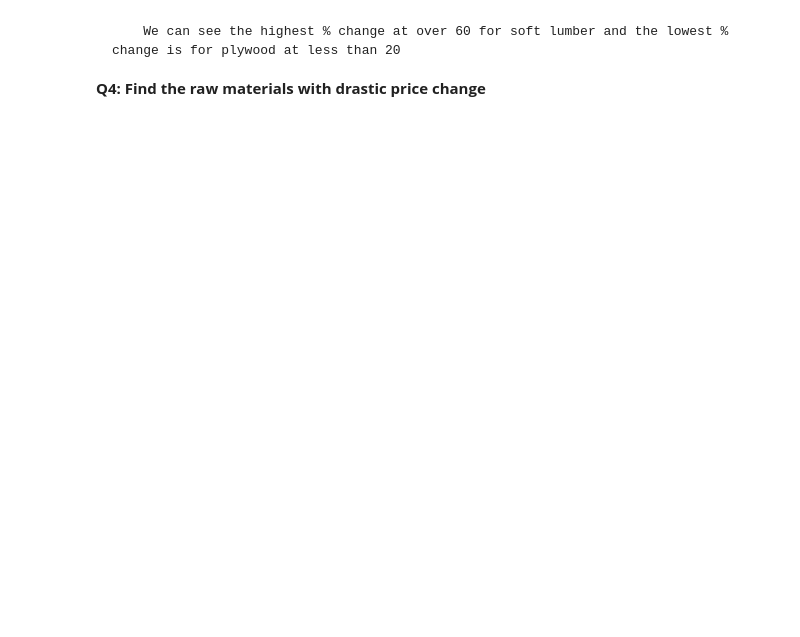
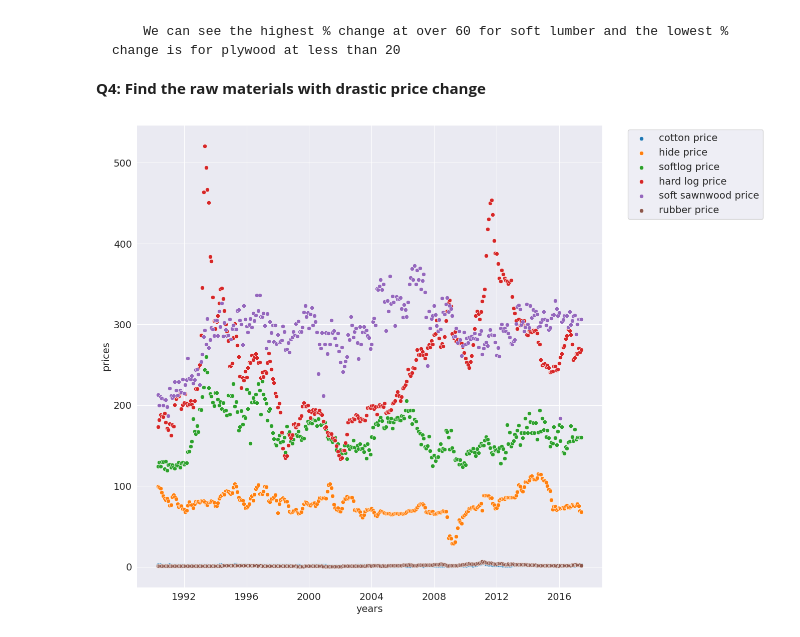
Before and after one commit to dkl5m/data-science-studies, a Jupyter notebook: agriculture-model/agriculture-df.ipynb, the cells around one changed output. Cells and saved outputs as stored; diff of their text form; code cells hidden in the pictures; blank space fills up the shorter version.

Commit message:
find the raw materials with drastic price change and find out the pric range of low-price raw materials, in addition to listing possible future objectives

```diff
--- a/agriculture-model/agriculture-df.ipynb
+++ b/agriculture-model/agriculture-df.ipynb
@@ -242,3 +245,18 @@ for i in range(len(changeList)):
         We can see the highest % change at over 60 for soft lumber and the lowest % change is for plywood at less than 20
 
 **Q4: Find the raw materials with drastic price change**
+# %%
+#plt.figure(figsize=(12,12))
+#sns.scatterplot(df['cotton price'], df.index, hue=df['fine wool price']);
+lowList=['cotton price', 'hide price', 'softlog price', 'hard log price', 'soft sawnwood price', 'rubber price']
+plt.figure(figsize=(12,12))
+plt.ylabel('prices')
+plt.xlabel('years')
+#plt.legend(lowlist, loc='upper center', bbox_to_anchor=(1.2, 1))
+
+# Assuming df is your DataFrame and lowList is a list of column names
+for i in range(len(lowList)):
+    sns.scatterplot(x=df.index, y=df[lowList[i]])
+    plt.legend(lowList, loc='upper center', bbox_to_anchor=(1.2, 1))
+# %% [output]
+[figure, added]
```
Also changed, not shown: parts of 6 cells of this notebook.
